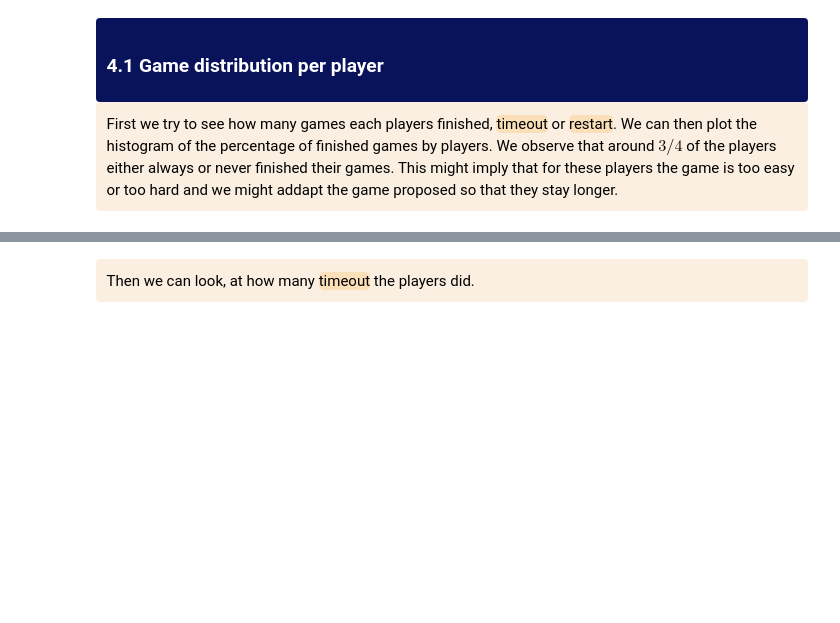
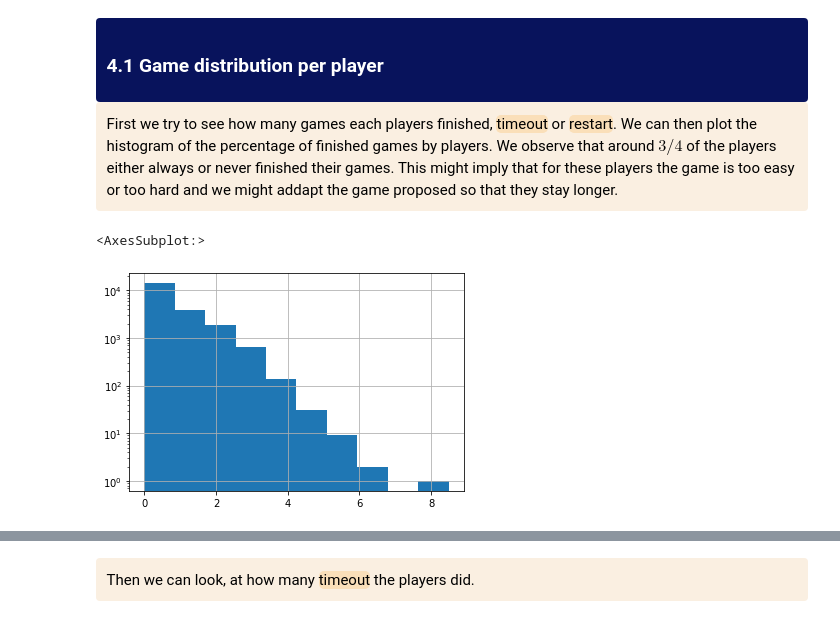
Before and after one commit to epfl-ada/ada-2022-project-7yobananaboy7, a Jupyter notebook: main.ipynb, the cells around one changed output, grey strips where cells are left out. Cells and saved outputs as stored; diff of their text form; code cells hidden in the pictures; blank space fills up the shorter version.

Commit message:
Add just some plots during meeting

```diff
--- a/main.ipynb
+++ b/main.ipynb
@@ -893,6 +893,11 @@ player_stats = paths_all.groupby('hashedIpAddress').apply(lambda x: pd.Series({
     'nb_finished' : len(x[x['type'] == 'finished'])
     }))
 player_stats['finished_percentage'] = player_stats['nb_finished']/player_stats['game_played']
+# %%
+np.log(player_stats['game_played']).hist(log = True)
+# %% [output]
+<AxesSubplot:>
+[figure, added]
 # %%
 total_player = len(player_stats)
 never_finished = len(player_stats[player_stats['nb_finished'] == 0])
```
Also changed, not shown: parts of 17 cells of this notebook.
